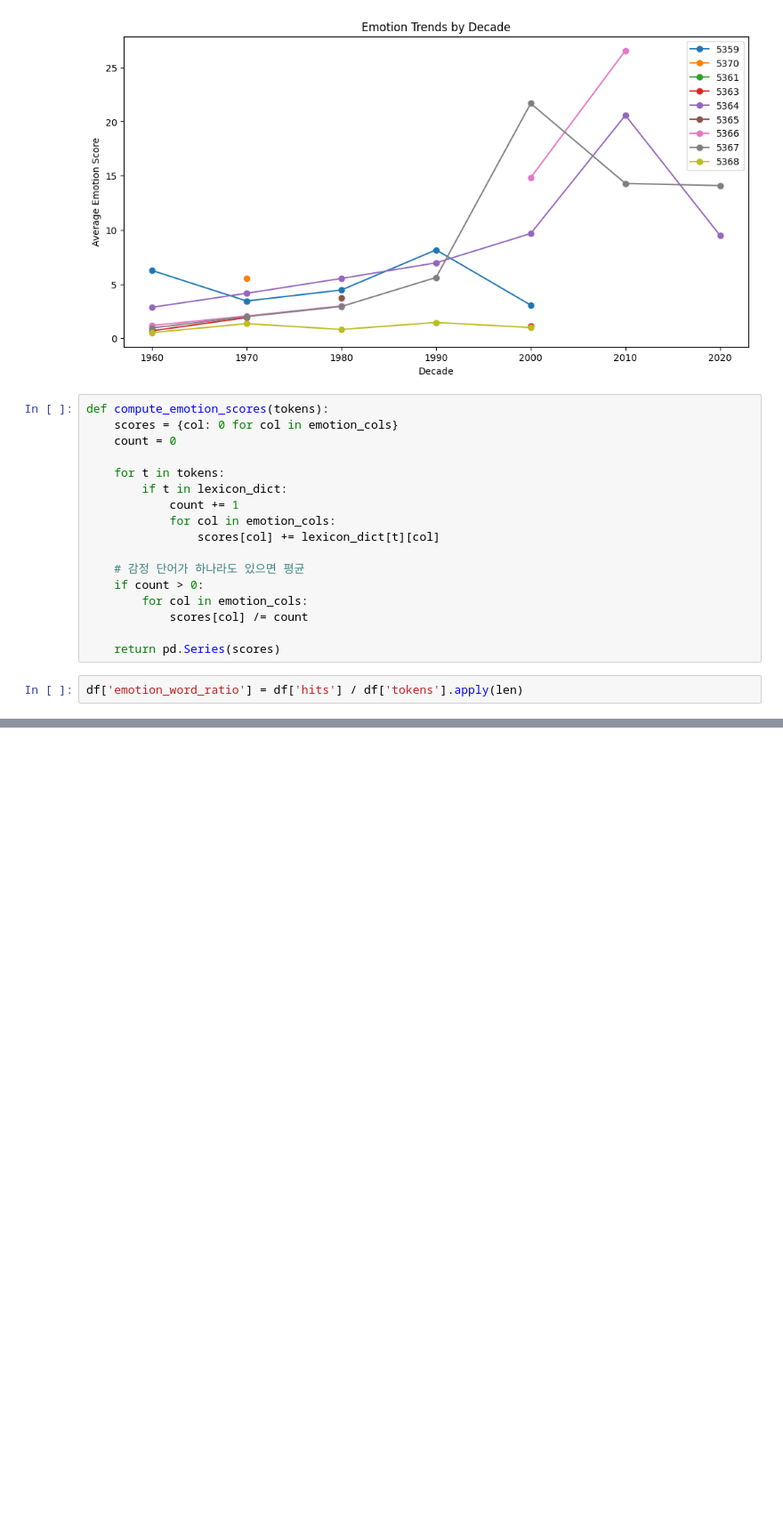
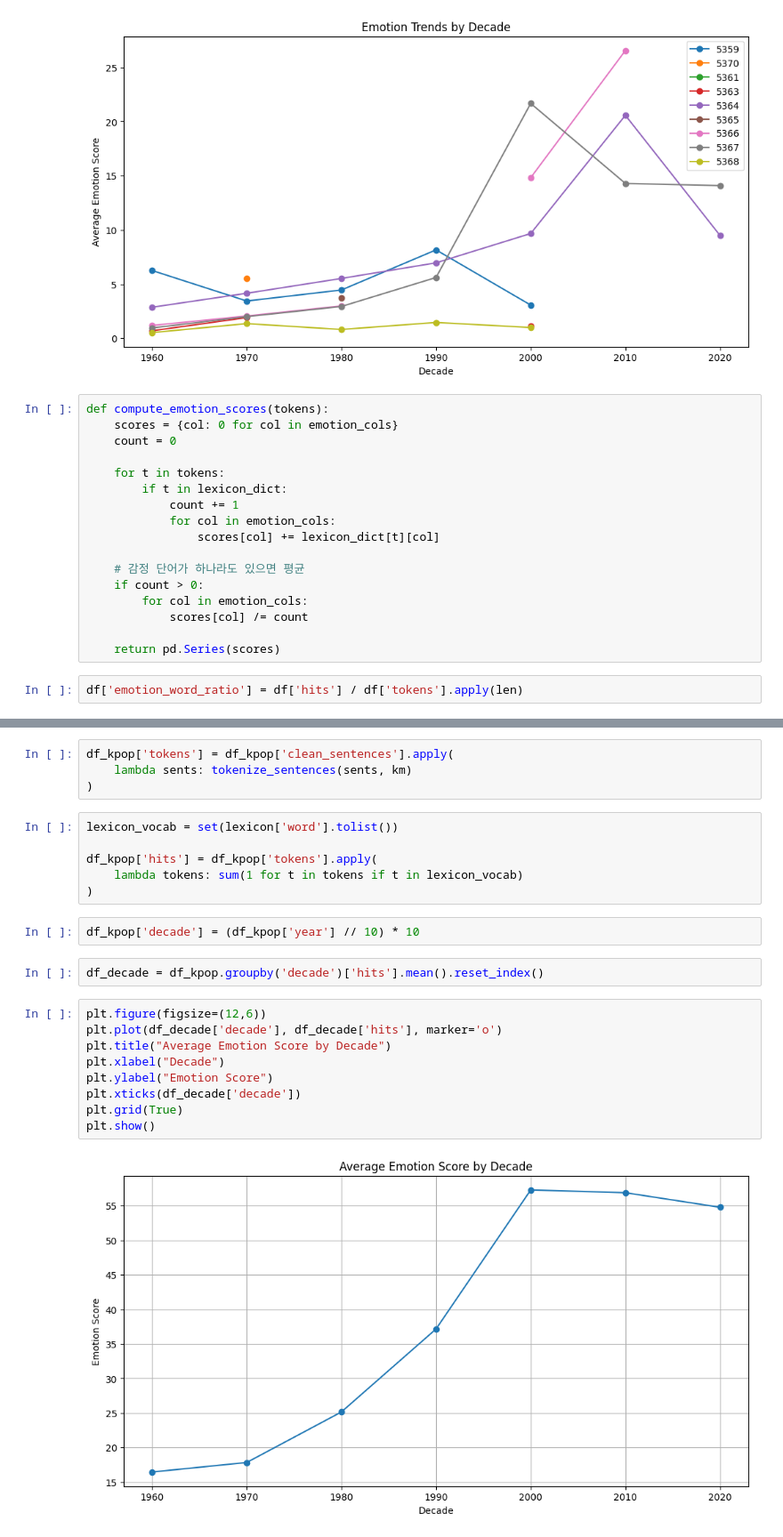
Before and after one commit to jangdain04-lab/TA_Airpods, a Jupyter notebook: TA_lyrics.ipynb, the cells around one changed output, grey strips where cells are left out. Shown at 89% size. Saved outputs shown, nothing was run; the diff lists cells and outputs as text; blank space fills up the shorter version.

```diff
--- a/TA_lyrics.ipynb
+++ b/TA_lyrics.ipynb
@@ -496,0 +596,25 @@ df['emotion_word_ratio'] = df['hits'] / df['tokens'].apply(len)
+# %%
+df_kpop['tokens'] = df_kpop['clean_sentences'].apply(
+    lambda sents: tokenize_sentences(sents, km)
+)
+# %%
+lexicon_vocab = set(lexicon['word'].tolist())
+
+df_kpop['hits'] = df_kpop['tokens'].apply(
+    lambda tokens: sum(1 for t in tokens if t in lexicon_vocab)
+)
+# %%
+df_kpop['decade'] = (df_kpop['year'] // 10) * 10
+# %%
+df_decade = df_kpop.groupby('decade')['hits'].mean().reset_index()
+# %%
+plt.figure(figsize=(12,6))
+plt.plot(df_decade['decade'], df_decade['hits'], marker='o')
+plt.title("Average Emotion Score by Decade")
+plt.xlabel("Decade")
+plt.ylabel("Emotion Score")
+plt.xticks(df_decade['decade'])
+plt.grid(True)
+plt.show()
+# %% [output]
+[figure, added]
```
Also changed, not shown: parts of 13 cells of this notebook.
